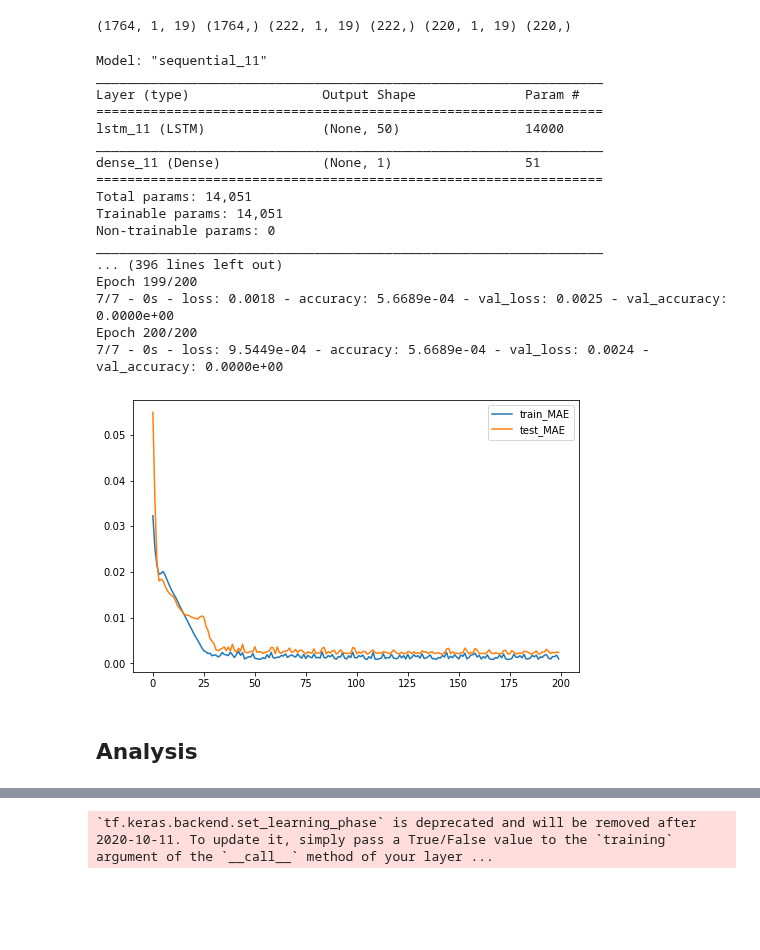
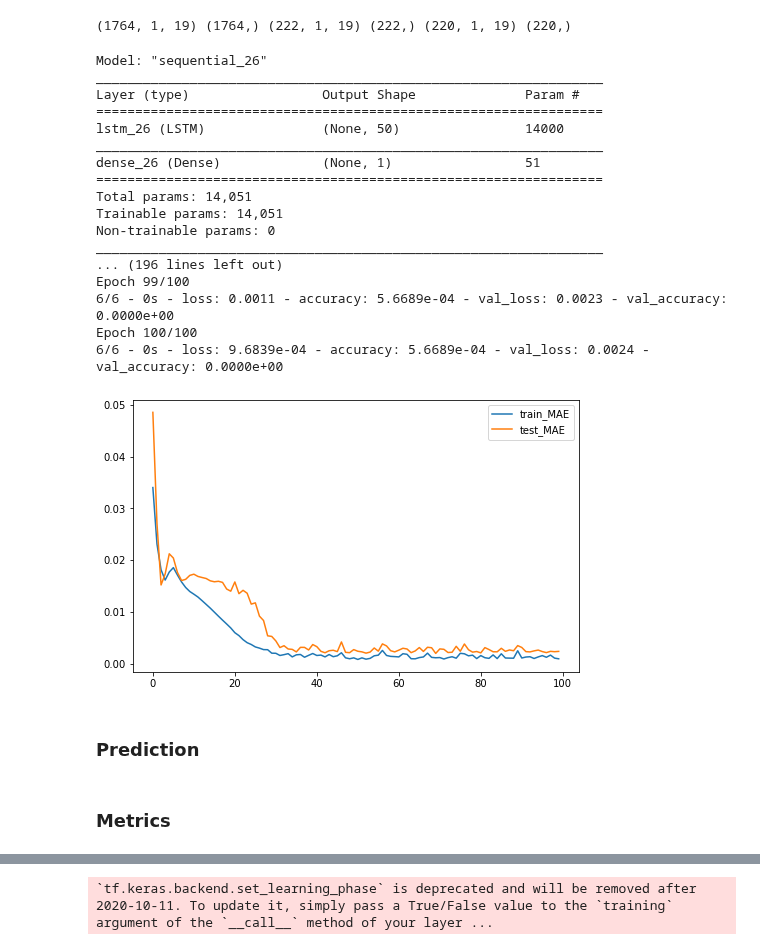
Before and after one commit to TLChilton/Senior_Capstone, a Jupyter notebook: LSTMsentimentanalysisTesla.ipynb, the cells around one changed output, grey strips where cells are left out. Cells and saved outputs as stored; diff of their text form; code cells hidden in the pictures; blank space fills up the shorter version.

Commit message:
5.8% error, changed column names

```diff
--- a/LSTMsentimentanalysisTesla.ipynb
+++ b/LSTMsentimentanalysisTesla.ipynb
@@ -37,7 +37,7 @@ df_trump.head()
 df_musk = pd.read_csv("Data/musk_2021.csv", parse_dates = ['date'], index_col=0)
 df_musk.set_index("date", inplace=True)
 df_musk.sort_index(ascending=True, inplace=True)
-df_musk["is_positive"] = df_musk.apply(lambda row: is_positive(row["tweet"]), axis = 1)
+df_musk["Musk Positive Sentiment"] = df_musk.apply(lambda row: is_positive(row["tweet"]), axis = 1)
 df_musk["Musk Contains Tesla"] = df_musk.apply(lambda row: contains_tesla(row["tweet"]), axis=1)
 print(df_musk.shape)
 df_musk.head()
@@ -121,8 +121,8 @@ changed1 = changed1.set_index('index')
 
 df_musk = changed1.merge(changed2, how='outer', left_index=True, right_index=True)
 df_musk = df_musk.rename_axis('Date')
-df_musk.rename(columns={"nlikes": "Musk Likes", "nreplies": "Musk Replies", "nretweets": "Musk Retweets", "is_positive": "Musk Num Positive"}, inplace=True)
-df_musk["Musk Num Negative"] = df_musk["Musk Tweet Count"] - df_musk["Musk Num Positive"]
+df_musk.rename(columns={"nlikes": "Musk Likes", "nreplies": "Musk Replies", "nretweets": "Musk Retweets"}, inplace=True)
+df_musk["Musk Negative Sentiment"] = df_musk["Musk Tweet Count"] - df_musk["Musk Positive Sentiment"]
 print(df_musk.shape)
 df_musk.head(10)
 # %% [output]
@@ -153,8 +153,8 @@ changed1 = changed1.set_index('index')
 
 df_trump = changed1.merge(changed2, how='outer', left_index=True, right_index=True)
 df_trump = df_trump.rename_axis('Date')
-df_trump.rename(columns={"favorites": "Trump Favorites", "retweets": "Trump Retweets", "is_positive": "Trump Num Positive"}, inplace=True)
-df_trump["Trump Num Negative"] = df_trump["Trump Tweet Count"] - df_trump["Trump Num Positive"]
+df_trump.rename(columns={"favorites": "Trump Favorites", "retweets": "Trump Retweets"}, inplace=True)
+df_trump["Trump Negative Sentiment"] = df_trump["Trump Tweet Count"] - df_trump["Trump Positive Sentiment"]
 
 print(df_trump.shape)
 df_trump.head()
@@ -179,7 +179,7 @@ print(df_tsla.shape)
 # Merging Two Data Sets Together
 df = df_tsla.merge(df_musk, how='outer', left_index=True, right_index=True)
 df = df.merge(df_trump, how='outer', left_index=True, right_index=True)
-df[['Musk Tweet Count', 'Musk Likes', 'Musk Replies', 'Musk Retweets', 'Musk Num Positive', 'Musk Contains Tesla', 'Musk Num Negative', 'Trump Tweet Count', 'Trump Favorites', 'Trump Retweets', 'Trump Num Positive', 'Trump Contains Tesla', 'Trump Num Negative']]= df[['Musk Tweet Count', 'Musk Likes', 'Musk Replies', 'Musk Retweets', 'Musk Num Positive', 'Musk Contains Tesla', 'Musk Num Negative', 'Trump Tweet Count', 'Trump Favorites', 'Trump Retweets', 'Trump Num Positive', 'Trump Contains Tesla', 'Trump Num Negative']].fillna(0)
+df[['Musk Tweet Count', 'Musk Likes', 'Musk Replies', 'Musk Retweets', 'Musk Positive Sentiment', 'Musk Contains Tesla', 'Musk Negative Sentiment', 'Trump Tweet Count', 'Trump Favorites', 'Trump Retweets', 'Trump Positive Sentiment', 'Trump Contains Tesla', 'Trump Negative Sentiment']]= df[['Musk Tweet Count', 'Musk Likes', 'Musk Replies', 'Musk Retweets', 'Musk Positive Sentiment', 'Musk Contains Tesla', 'Musk Negative Sentiment', 'Trump Tweet Count', 'Trump Favorites', 'Trump Retweets', 'Trump Positive Sentiment', 'Trump Contains Tesla', 'Trump Negative Sentiment']].fillna(0)
 #df.drop(columns=['Musk Tweet Count', 'Trump Tweet Count'], axis=1, inplace=True)
 df.head()
 # %% [output]
@@ -257,42 +257,42 @@ class stopAtLossValue(Callback):
 # %%
 # Design Network
 model = Sequential()
 model.add(LSTM(50, input_shape=(train_X.shape[1], train_X.shape[2]), return_sequences=False))
 #model.add(LSTM(50, activation="relu",return_sequences=False))
 model.add(Dense(1, activation="linear", kernel_constraint=NonNeg()))
 
 model.compile(loss='mae', optimizer='adam', metrics=['accuracy'])
 model.summary()
 
 # fit network
-history = model.fit(train_X, train_y, epochs=200, batch_size=280, validation_data=(test_X, test_y), verbose=2, shuffle=False)
+history = model.fit(train_X, train_y, epochs=100, batch_size=350, validation_data=(test_X, test_y), verbose=2, shuffle=False)
 # plot history
 pyplot.figure(figsize=(8,5))
 pyplot.plot(history.history['loss'], label='train_MAE')
 pyplot.plot(history.history['val_loss'], label='test_MAE')
 pyplot.legend()
 pyplot.show()
 # %% [output]
-Model: "sequential_11"
+Model: "sequential_26"
 _________________________________________________________________
 Layer (type)                 Output Shape              Param #
 =================================================================
-lstm_11 (LSTM)               (None, 50)                14000
+lstm_26 (LSTM)               (None, 50)                14000
 _________________________________________________________________
-dense_11 (Dense)             (None, 1)                 51
+dense_26 (Dense)             (None, 1)                 51
 =================================================================
 Total params: 14,051
 Trainable params: 14,051
 Non-trainable params: 0
 _________________________________________________________________
-... (396 lines left out)
-Epoch 199/200
-7/7 - 0s - loss: 0.0018 - accuracy: 5.6689e-04 - val_loss: 0.0025 - val_accuracy: 0.0000e+00
-Epoch 200/200
-7/7 - 0s - loss: 9.5449e-04 - accuracy: 5.6689e-04 - val_loss: 0.0024 - val_accuracy: 0.0000e+00
+... (196 lines left out)
+Epoch 99/100
+6/6 - 0s - loss: 0.0011 - accuracy: 5.6689e-04 - val_loss: 0.0023 - val_accuracy: 0.0000e+00
+Epoch 100/100
+6/6 - 0s - loss: 9.6839e-04 - accuracy: 5.6689e-04 - val_loss: 0.0024 - val_accuracy: 0.0000e+00
-[figure, old version]
+[figure, new version]
 # %% [markdown]
-## Analysis
+### Prediction
 # %%
 # make a prediction
 yhat = model.predict(predict_X)
@@ -306,6 +306,8 @@ predict_y = predict_y.reshape((len(predict_y), 1))
 inv_y = np.concatenate((predict_y, predict_X_2D[:, 1:]), axis=1)
 inv_y = scaler.inverse_transform(inv_y)
 inv_y = inv_y[:,0]
+# %% [markdown]
+### Metrics
 # %%
 from sklearn.metrics import mean_squared_error
 
```
Also changed, not shown: parts of 6 cells of this notebook.
